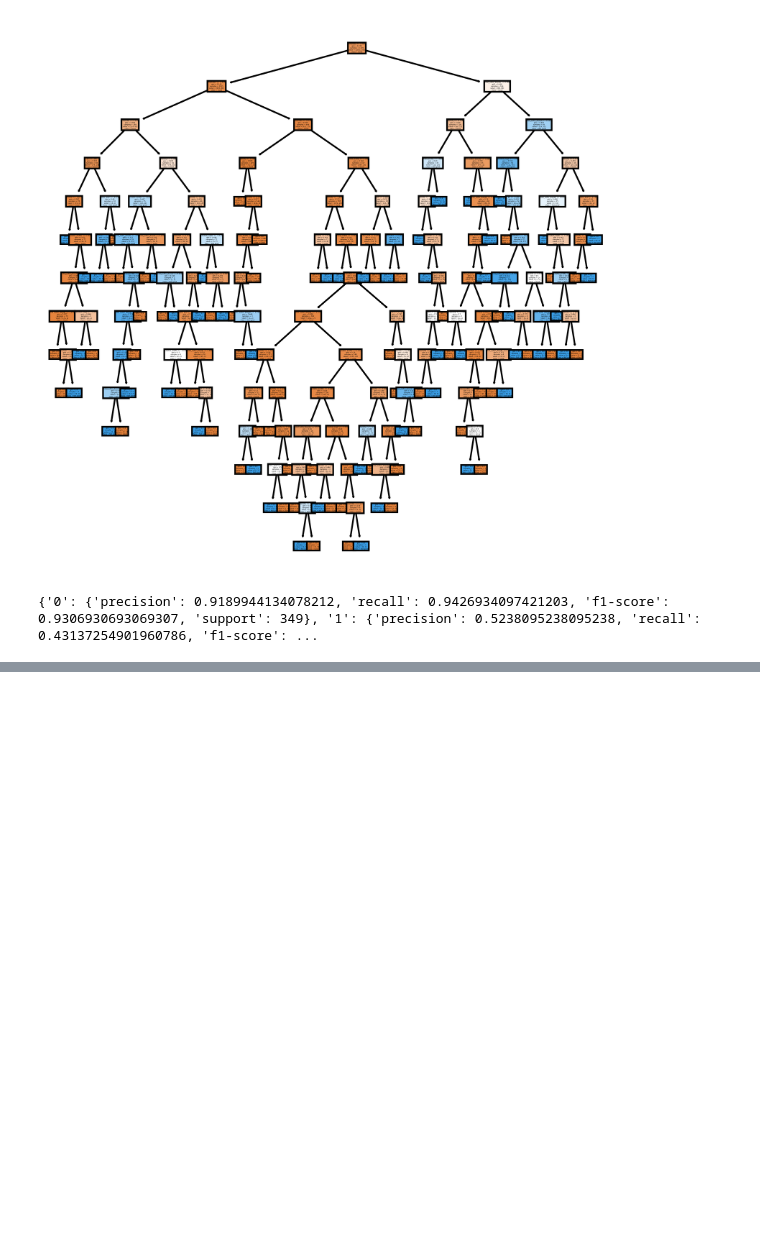
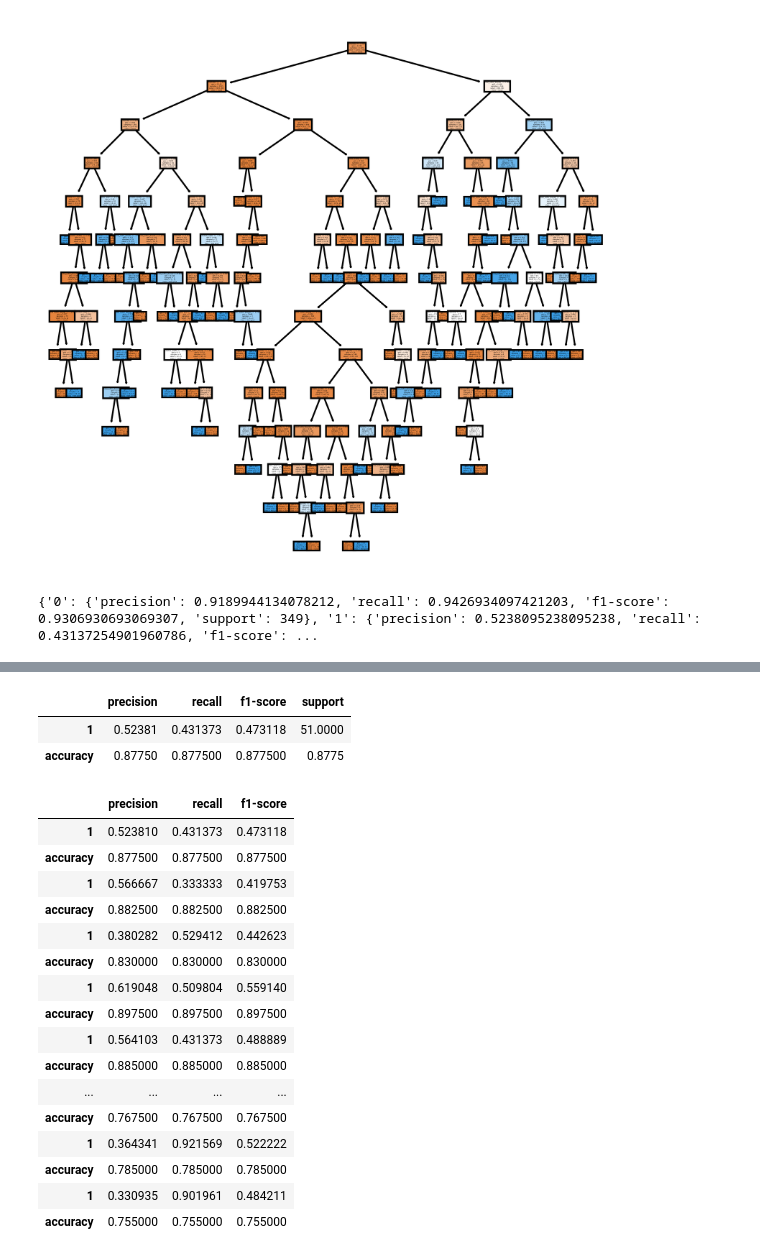
Before and after one commit to Qian8988/Final-Project-Team-7, a Jupyter notebook: all_models_red.ipynb, the cells around one changed output, grey strips where cells are left out. Cells and saved outputs as stored; diff of their text form; code cells hidden in the pictures; blank space fills up the shorter version.

Commit message:
output results

```diff
--- a/all_models_red.ipynb
+++ b/all_models_red.ipynb
@@ -766,0 +719,7 @@ df_out7
+# %%
+df_out1= df_out1[1:3]
+df_out1
+# %% [output]
+|  | precision | recall | f1-score | support |
+| 1 | 0.52381 | 0.431373 | 0.473118 | 51.0000 |
+| accuracy | 0.87750 | 0.877500 | 0.877500 | 0.8775 |
@@ -767,2 +740,24 @@ df_out7
+# %%
+output_df = df_out1.append([df_out2, df_out3, df_out4, df_out5, df_out6, df_out7, df_out8, df_out9, df_out10])
+output_df.drop(columns="support", axis=1, inplace=True)
+output_df
+# %% [output]
+|  | precision | recall | f1-score |
+| 1 | 0.523810 | 0.431373 | 0.473118 |
+| accuracy | 0.877500 | 0.877500 | 0.877500 |
+| 1 | 0.566667 | 0.333333 | 0.419753 |
+| accuracy | 0.882500 | 0.882500 | 0.882500 |
+| 1 | 0.380282 | 0.529412 | 0.442623 |
+| accuracy | 0.830000 | 0.830000 | 0.830000 |
+| 1 | 0.619048 | 0.509804 | 0.559140 |
+| accuracy | 0.897500 | 0.897500 | 0.897500 |
+| 1 | 0.564103 | 0.431373 | 0.488889 |
+| accuracy | 0.885000 | 0.885000 | 0.885000 |
+| ... | ... | ... | ... |
+| accuracy | 0.767500 | 0.767500 | 0.767500 |
+| 1 | 0.364341 | 0.921569 | 0.522222 |
+| accuracy | 0.785000 | 0.785000 | 0.785000 |
+| 1 | 0.330935 | 0.901961 | 0.484211 |
+| accuracy | 0.755000 | 0.755000 | 0.755000 |
 # %%
 df_test.to_csv('df_test.csv', index = False)
```
Also changed, not shown: parts of 15 cells of this notebook, 1 other file.
